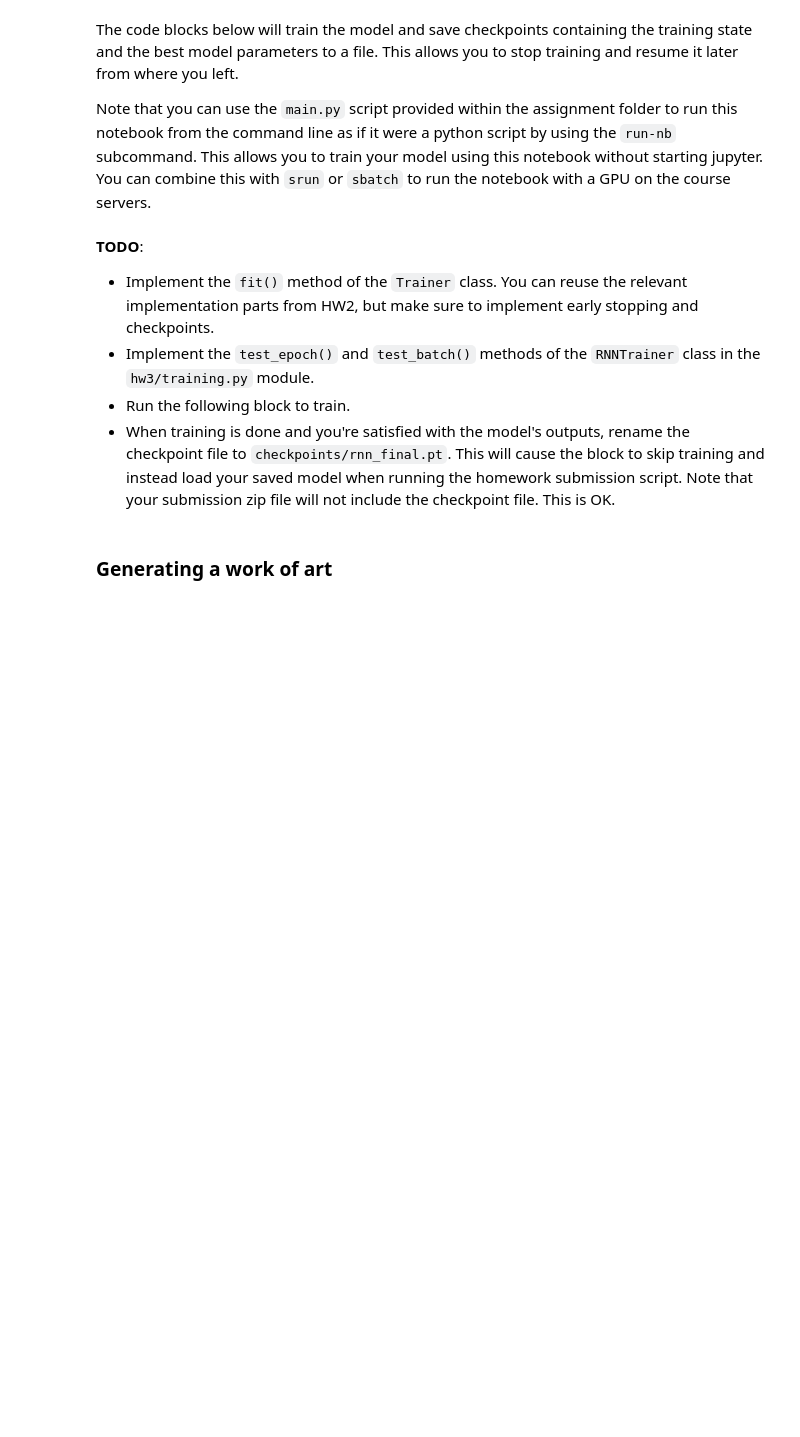
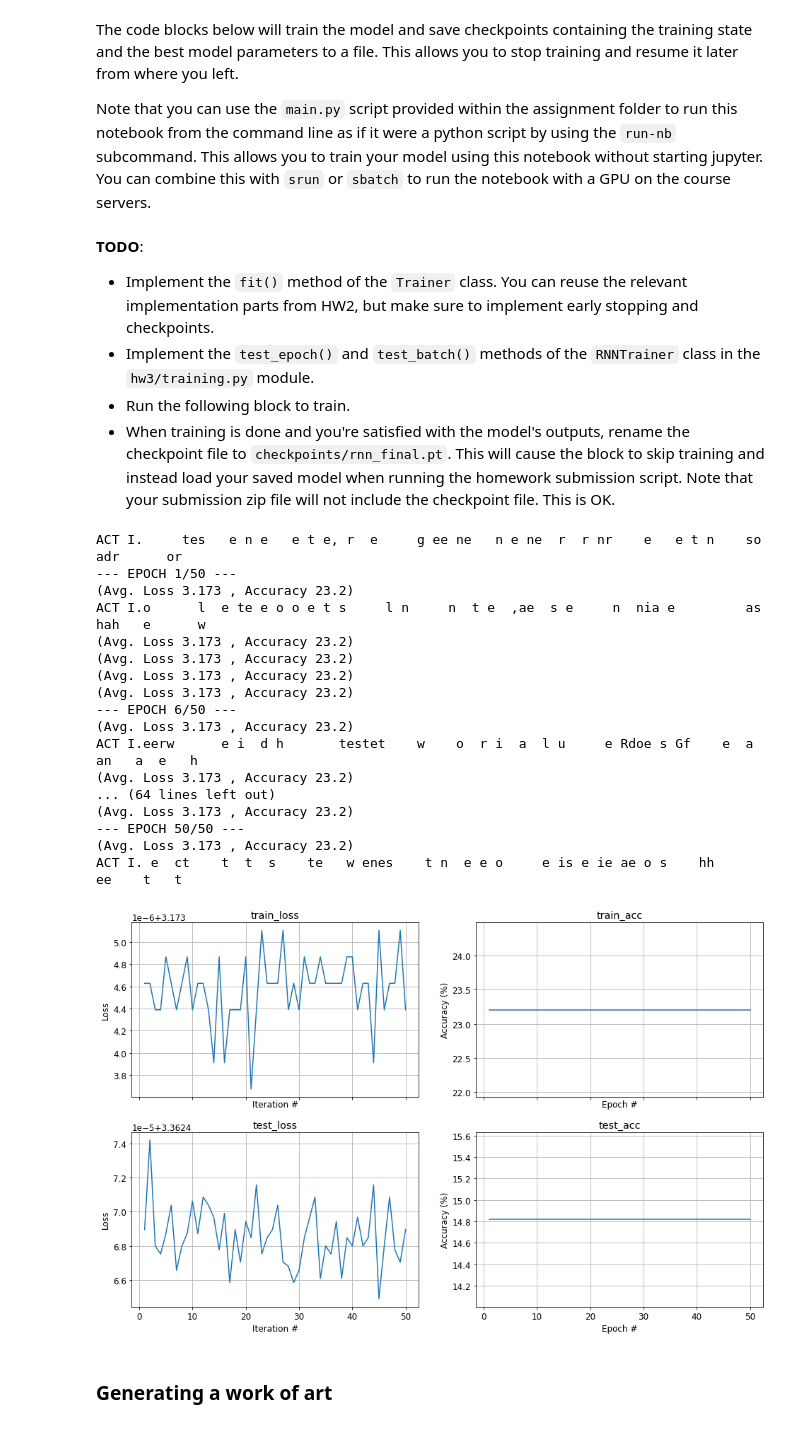
Before and after one commit to aka-sova/236781_DL_on_accelerators, a Jupyter notebook: hw3/solution_alex/Part1_Sequence.ipynb, the cells around one changed output. Saved outputs shown, nothing was run; the diff lists cells and outputs as text; code cells hidden in the pictures; blank space fills up the shorter version.

```diff
--- a/hw3/solution_alex/Part1_Sequence.ipynb
+++ b/hw3/solution_alex/Part1_Sequence.ipynb
@@ -653,34 +671,53 @@ Note that you can use the `main.py` script provided within the assignment folder
 from cs236781.plot import plot_fit
 
 def post_epoch_fn(epoch, train_res, test_res, verbose):
     # Update learning rate
     scheduler.step(test_res.accuracy)
     # Sample from model to show progress
     if verbose:
         start_seq = "ACT I."
         generated_sequence = charnn.generate_from_model(
             model, start_seq, 100, (char_to_idx,idx_to_char), T=0.5
         )
         print(generated_sequence)
 
 # Train, unless final checkpoint is found
 checkpoint_file_final = f'{checkpoint_file}_final.pt'
 if os.path.isfile(checkpoint_file_final):
     print(f'*** Loading final checkpoint file {checkpoint_file_final} instead of training')
     saved_state = torch.load(checkpoint_file_final, map_location=device)
     model.load_state_dict(saved_state['model_state'])
 else:
     try:
         # Print pre-training sampling
         print(charnn.generate_from_model(model, "ACT I.", 100, (char_to_idx,idx_to_char), T=0.5))
 
         fit_res = trainer.fit(dl_train, dl_test, num_epochs, max_batches=None,
                               post_epoch_fn=post_epoch_fn, early_stopping=early_stopping,
-                              checkpoints=checkpoint_file, print_every=1)
+                              checkpoints=checkpoint_file, print_every=5)
 
         fig, axes = plot_fit(fit_res)
     except KeyboardInterrupt as e:
         print('\n *** Training interrupted by user')
+# %% [output]
+ACT I.     tes   e n e   e t e, r  e     g ee ne   n e ne  r  r nr    e   e t n    so    adr      or
+--- EPOCH 1/50 ---
+(Avg. Loss 3.173 , Accuracy 23.2)
+ACT I.o      l  e te e o o e t s     l n     n  t e  ,ae  s e     n  nia e         as hah   e      w
+(Avg. Loss 3.173 , Accuracy 23.2)
+(Avg. Loss 3.173 , Accuracy 23.2)
+(Avg. Loss 3.173 , Accuracy 23.2)
+(Avg. Loss 3.173 , Accuracy 23.2)
+--- EPOCH 6/50 ---
+(Avg. Loss 3.173 , Accuracy 23.2)
+ACT I.eerw      e i  d h       testet    w    o  r i  a  l u     e Rdoe s Gf    e  a  an   a  e   h
+(Avg. Loss 3.173 , Accuracy 23.2)
+... (64 lines left out)
+(Avg. Loss 3.173 , Accuracy 23.2)
+--- EPOCH 50/50 ---
+(Avg. Loss 3.173 , Accuracy 23.2)
+ACT I. e  ct    t  t  s    te   w enes    t n  e e o     e is e ie ae o s    hh          ee    t   t
+[figure, added]
 # %% [markdown]
 ### Generating a work of art
 <a id=part1_8></a>
```
Also changed, not shown: parts of 8 cells of this notebook, 4 other files.
